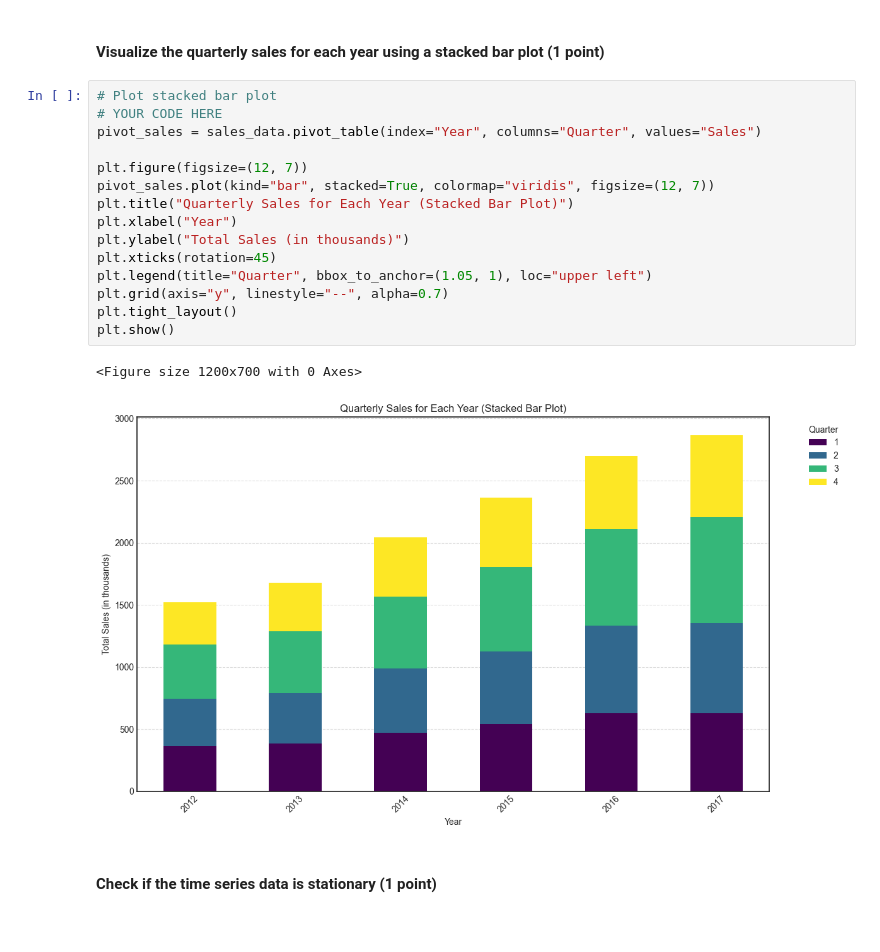
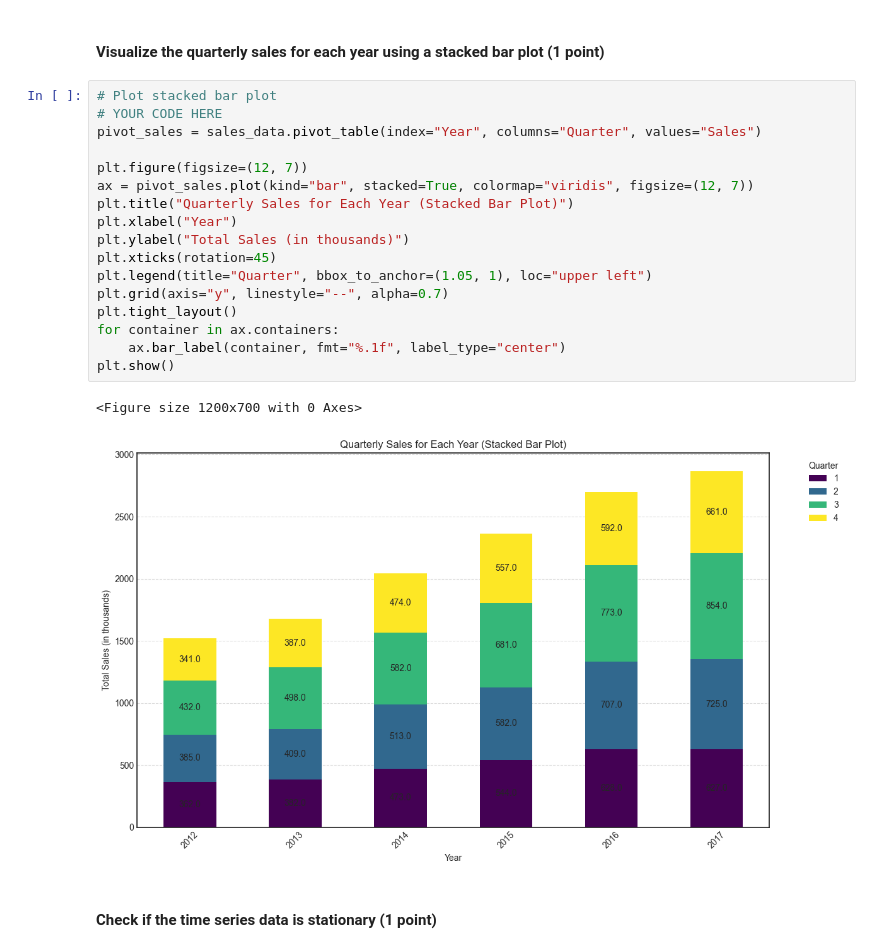
Before and after one commit to rajiv-ranjan/cds-mini-projects, a Jupyter notebook: m8/mp2/M8_NB_MiniProject_2_EDA_Timeseries.ipynb, the cells around one changed output. Saved outputs shown, nothing was run; the diff lists cells and outputs as text.

```diff
--- a/m8/mp2/M8_NB_MiniProject_2_EDA_Timeseries.ipynb
+++ b/m8/mp2/M8_NB_MiniProject_2_EDA_Timeseries.ipynb
@@ -347,21 +396,23 @@ print(
 # %%
 # Plot stacked bar plot
 # YOUR CODE HERE
 pivot_sales = sales_data.pivot_table(index="Year", columns="Quarter", values="Sales")
 
 plt.figure(figsize=(12, 7))
-pivot_sales.plot(kind="bar", stacked=True, colormap="viridis", figsize=(12, 7))
+ax = pivot_sales.plot(kind="bar", stacked=True, colormap="viridis", figsize=(12, 7))
 plt.title("Quarterly Sales for Each Year (Stacked Bar Plot)")
 plt.xlabel("Year")
 plt.ylabel("Total Sales (in thousands)")
 plt.xticks(rotation=45)
 plt.legend(title="Quarter", bbox_to_anchor=(1.05, 1), loc="upper left")
 plt.grid(axis="y", linestyle="--", alpha=0.7)
 plt.tight_layout()
+for container in ax.containers:
+    ax.bar_label(container, fmt="%.1f", label_type="center")
 plt.show()
 # %% [output]
 <Figure size 1200x700 with 0 Axes>
-[figure, old version]
+[figure, new version]
 # %% [markdown]
 #### Check if the time series data is stationary (1 point)
 # %% [markdown]
```
Also changed, not shown: parts of 9 cells of this notebook, 4 other files.
